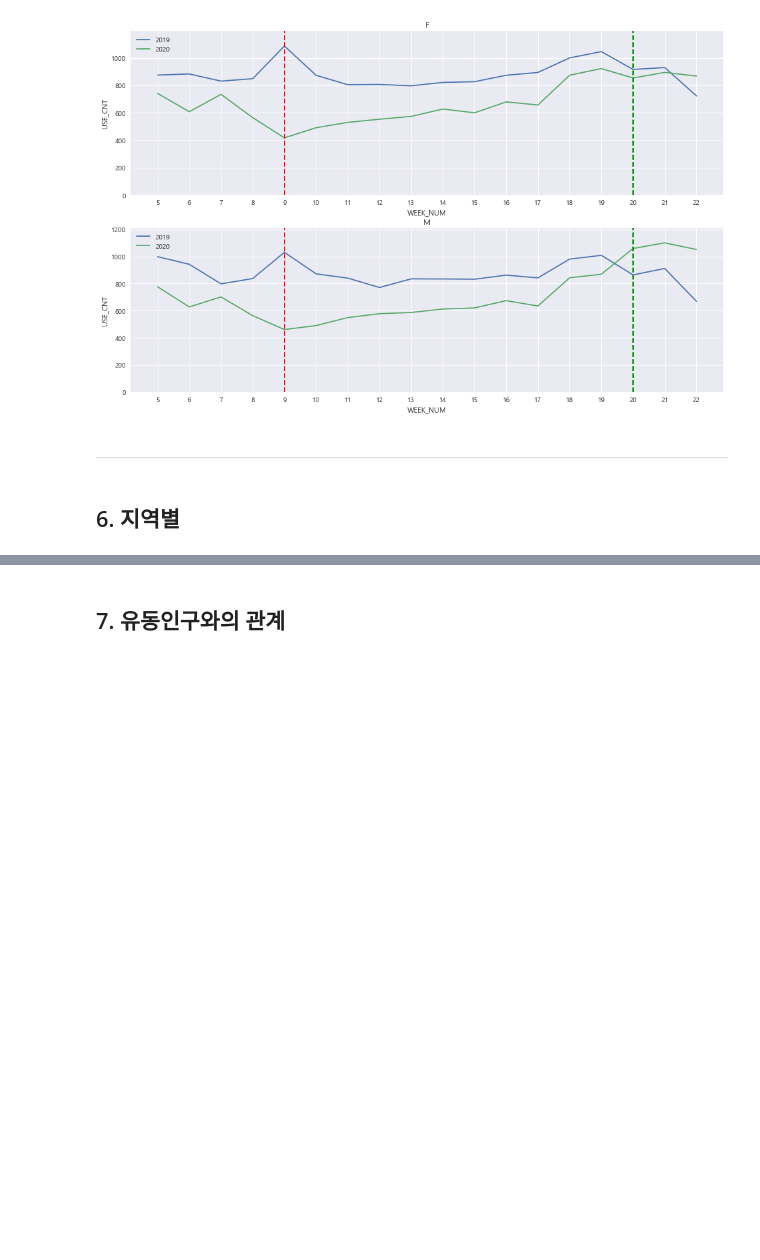
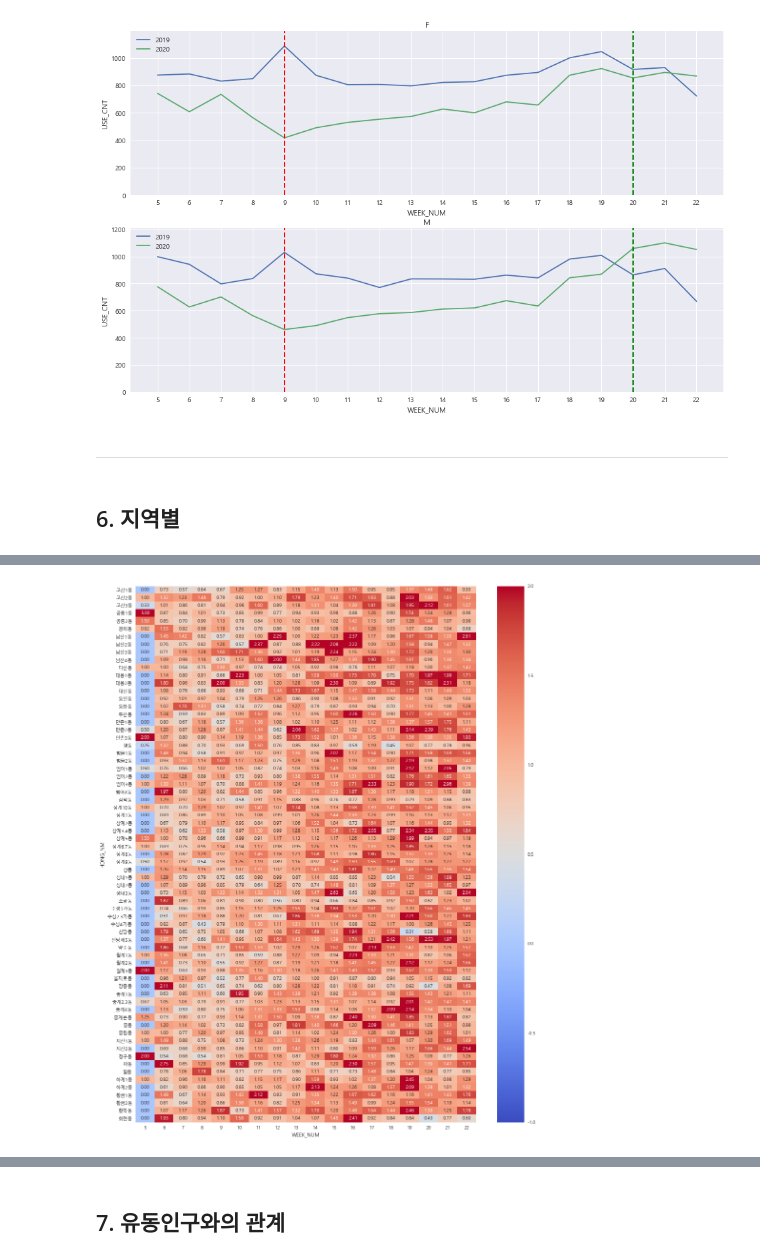
Before and after one commit to minkithub/bigcon2020, a Jupyter notebook: Hyoeun/레저용품.ipynb, the cells around one changed output, grey strips where cells are left out. Saved outputs shown, nothing was run; the diff lists cells and outputs as text; code cells hidden in the pictures; blank space fills up the shorter version.

```diff
--- a/Hyoeun/레저용품.ipynb
+++ b/Hyoeun/레저용품.ipynb
@@ -625,0 +644,4 @@ offline.head()
+# %%
+graph_by_region_ratio(online, "스포츠/레저", "DL_GD_LCLS_NM", "CTGG_NM", "HDNG_NM", "INVC_CONT")
+# %% [output]
+[figure, added]
```
Also changed, not shown: parts of 7 cells of this notebook.
